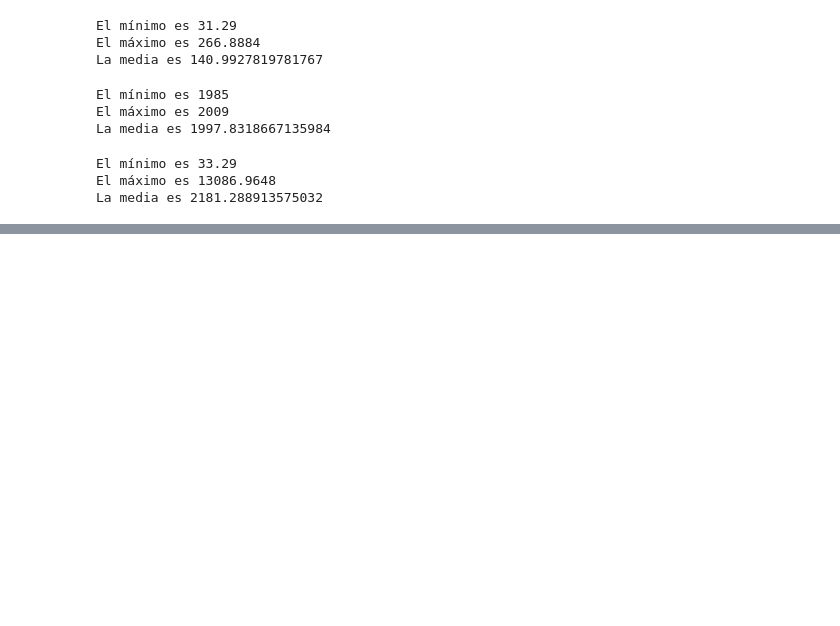
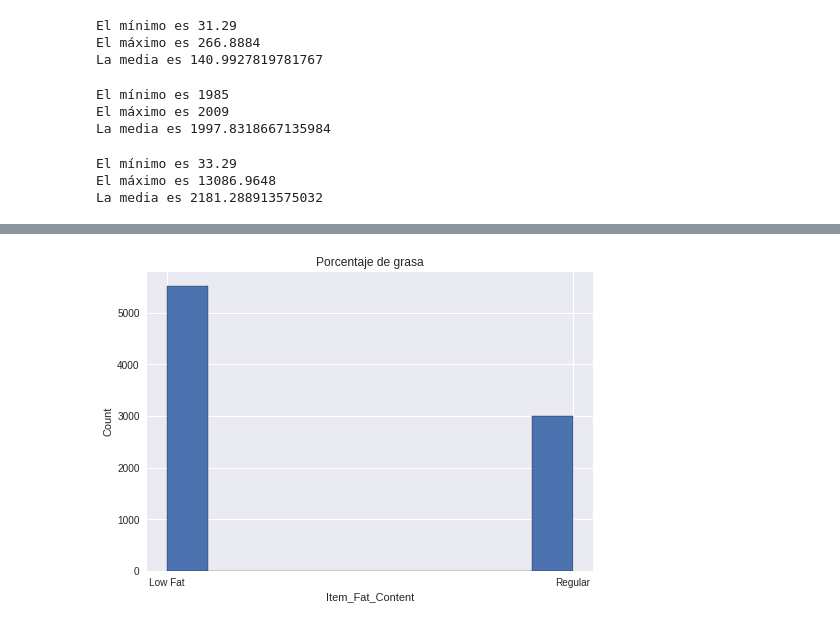
Before and after one commit to carlos-jaramillo/sales_forecast, a Jupyter notebook: sales_forecast.ipynb, the cells around one changed output, grey strips where cells are left out. Saved outputs shown, nothing was run; the diff lists cells and outputs as text; code cells hidden in the pictures; blank space fills up the shorter version.

```diff
--- a/sales_forecast.ipynb
+++ b/sales_forecast.ipynb
@@ -153,5 +155,3 @@ Outlet_Location_Type            0
 Outlet_Type                     0
 Item_Outlet_Sales               0
 dtype: int64
-# %%
-df[df.select_dtypes("object").columns] = df.select_dtypes("object").fillna("")
@@ -234,0 +253,9 @@ La media es 2181.288913575032
+# %%
+#Histograma de Item_Fat_Content
+plt.style.use("seaborn")
+plt.title("Porcentaje de grasa")
+plt.xlabel("Item_Fat_Content")
+plt.ylabel("Count")
+df["Item_Fat_Content"].hist(edgecolor="black");
+# %% [output]
+[figure, added]
```
Also changed, not shown: parts of 39 cells of this notebook.
